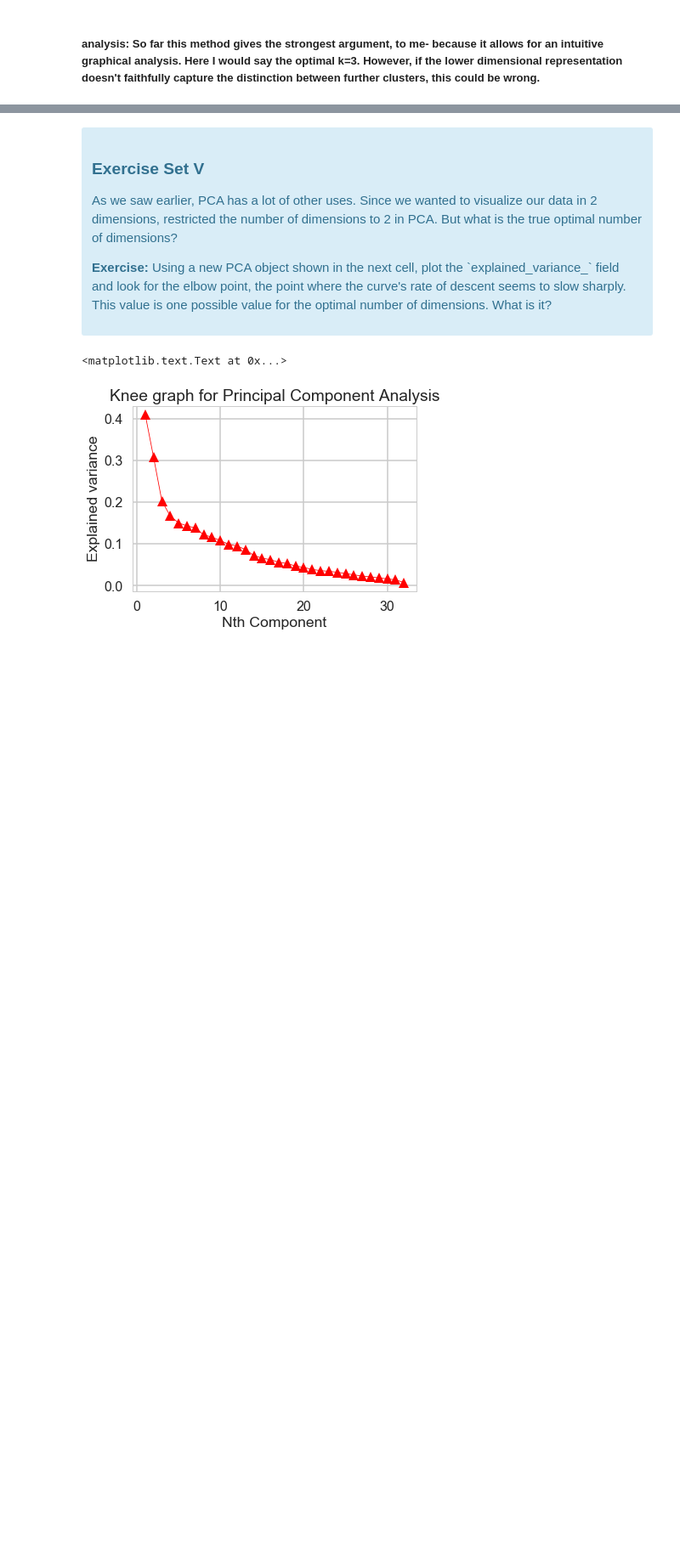
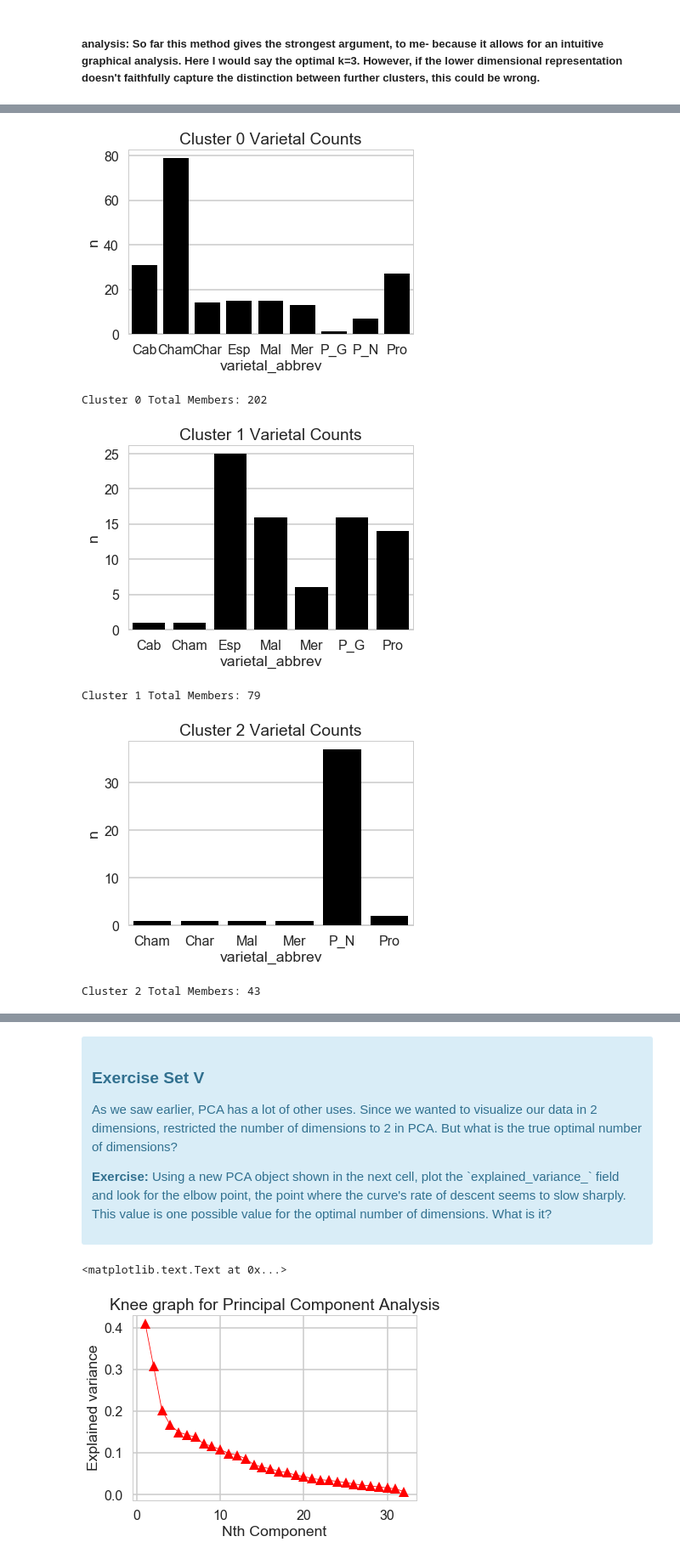
Before and after one commit to swfisher/springboard, a Jupyter notebook: Machine Learning Projects/clustering/Mini_Project_Clustering.ipynb, the cells around one changed output, grey strips where cells are left out. Shown at 85% size. Cells and saved outputs as stored; diff of their text form; code cells hidden in the pictures; blank space fills up the shorter version.

```diff
--- a/Machine Learning Projects/clustering/Mini_Project_Clustering.ipynb
+++ b/Machine Learning Projects/clustering/Mini_Project_Clustering.ipynb
@@ -438,0 +456,41 @@ What we've done is we've taken those columns of 0/1 indicator variables, and we'
+# %%
+one_d_labels = pd.Series(labels.reshape(100),index=pivot.index)
+one_d_labels.name = 'cluster_id'
+one_d_labels = pd.DataFrame(one_d_labels)
+# %%
+varietal_abbrevs = {'Cabernet Sauvignon': 'Cab',
+ 'Champagne': 'Cham',
+ 'Chardonnay': 'Char',
+ 'Espumante': 'Esp',
+ 'Malbec': 'Mal',
+ 'Merlot': 'Mer',
+ 'Pinot Grigio': 'P_G',
+ 'Pinot Noir': 'P_N',
+ 'Prosecco': 'Pro'}
+
+varietal_reversal = {v:k for k,v in varietal_abbrevs.items()}
+
+df_offers['varietal_abbrev'] = df_offers['varietal'].map(varietal_abbrevs)
+# %%
+df = pd.merge(df_transactions,df_offers,on='offer_id')
+df = pd.merge(df,one_d_labels,how='left',left_on='customer_name',right_index=True)
+cluster_counts = []
+for n in range(k):
+    count = df[df['cluster_id'] == n].groupby('varietal_abbrev').count()
+    cluster_counts.append(count)
+    sns.barplot(data=count,x=count.index,y='n',color='black')
+    plt.title('Cluster {} Varietal Counts'.format(n))
+    plt.show()
+    print("Cluster {} Total Members: {}".format(n,count.sum()['n']))
+
+count = df.groupby('varietal_abbrev').count()
+sns.barplot(data=count,x=count.index,y='n',color='black')
+plt.title('Overall Varietal Counts')
+plt.show()
+# %% [output]
+[figure, added]
+Cluster 0 Total Members: 202
+[figure, added]
+Cluster 1 Total Members: 79
+[figure, added]
+Cluster 2 Total Members: 43
```
Also changed, not shown: parts of 18 cells of this notebook.
